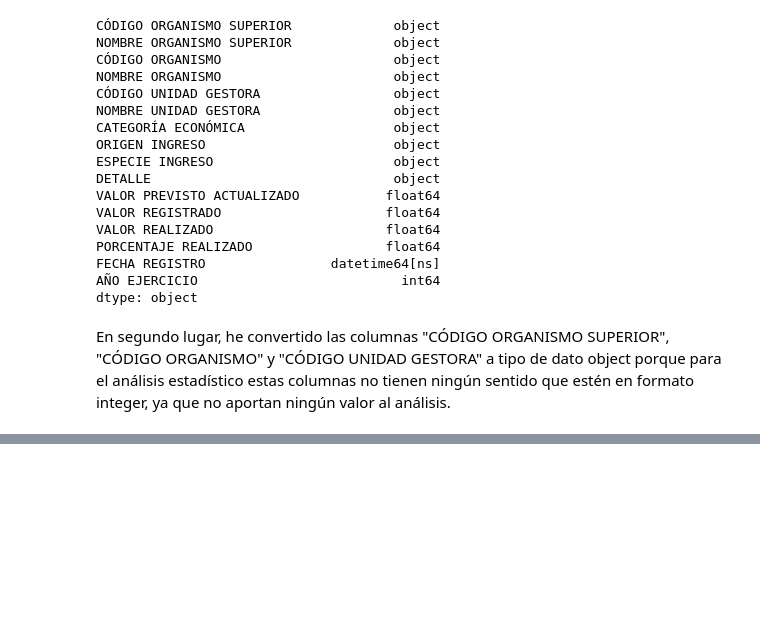
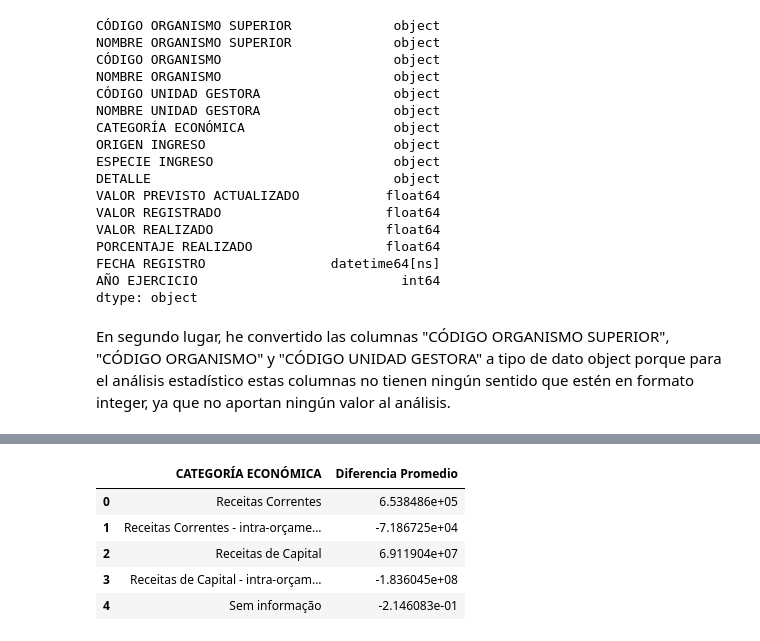
Before and after one commit to clausoler/Proyecto2_Brasil, a Jupyter notebook: ingresos_públicos_brasil.ipynb, the cells around one changed output, grey strips where cells are left out. Drawn from its saved outputs; the diff is of its cells as text; code cells hidden in the pictures; blank space fills up the shorter version.

```diff
--- a/ingresos_públicos_brasil.ipynb
+++ b/ingresos_públicos_brasil.ipynb
@@ -1442,0 +1598,41 @@ df_datos_brasil.head()
+# %%
+# Función ajustada para evitar la advertencia de pandas
+def calcular_diferencia_promedio(dataframe, columna_categoria, columna_previsto, columna_realizado):
+    """
+    Calcula la diferencia promedio entre ingresos previstos y realizados por cada categoría,
+    manejando valores no numéricos o vacíos, y evitando advertencias de pandas.
+
+    Args:
+        dataframe (pd.DataFrame): El DataFrame que contiene los datos.
+        columna_categoria (str): Nombre de la columna categórica.
+        columna_previsto (str): Nombre de la columna con los valores previstos.
+        columna_realizado (str): Nombre de la columna con los valores realizados.
+
+    Returns:
+        pd.DataFrame: DataFrame con las categorías y sus diferencias promedio.
+    """
+
+    # Calcular la diferencia promedio por categoría
+    diferencias = dataframe.groupby(columna_categoria)[[columna_previsto, columna_realizado]].apply(
+        lambda x: (x[columna_previsto] - x[columna_realizado]).mean()
+    ).reset_index(name='Diferencia Promedio')
+
+    return diferencias
+
+# Aplicar la función ajustada
+diferencias_promedio = calcular_diferencia_promedio(
+    df_datos_brasil,
+    'CATEGORÍA ECONÓMICA',
+    'VALOR PREVISTO ACTUALIZADO',
+    'VALOR REALIZADO'
+)
+
+# Mostrar el resultado
+diferencias_promedio
+# %% [output]
+|  | CATEGORÍA ECONÓMICA | Diferencia Promedio |
+| 0 | Receitas Correntes | 6.538486e+05 |
+| 1 | Receitas Correntes - intra-orçame... | -7.186725e+04 |
+| 2 | Receitas de Capital | 6.911904e+07 |
+| 3 | Receitas de Capital - intra-orçam... | -1.836045e+08 |
+| 4 | Sem informação | -2.146083e-01 |
```
Also changed, not shown: parts of 15 cells of this notebook, 1 other file.
